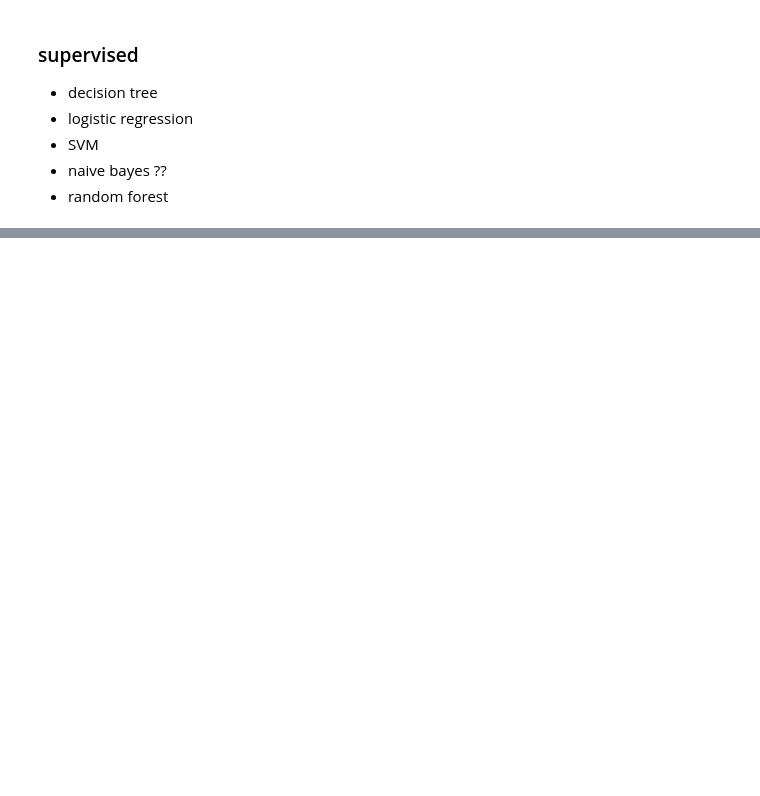
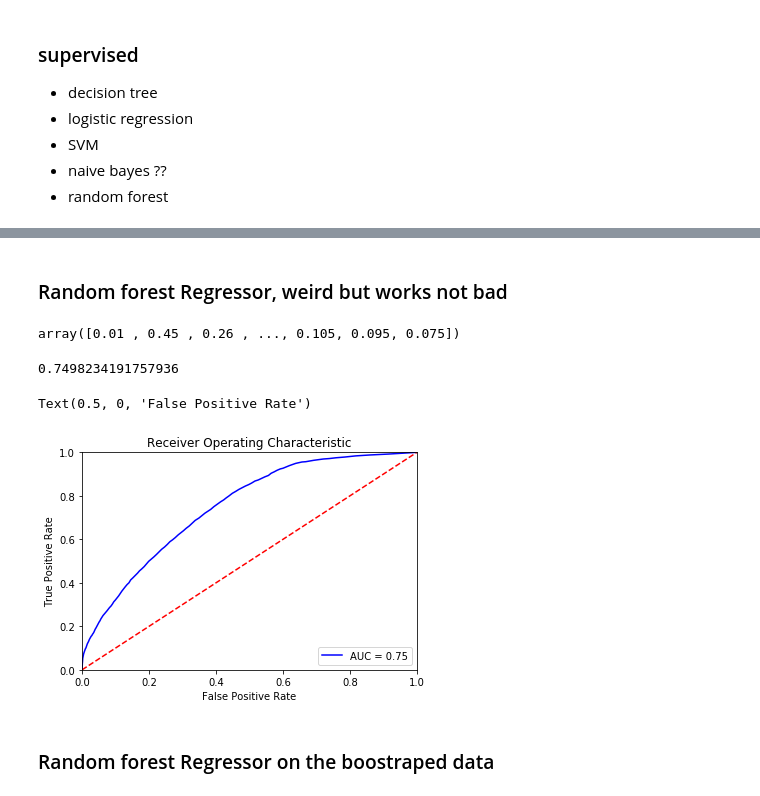
Before and after one commit to vpl19/ML_HDA_project, a Jupyter notebook: ML_Notebbok2.ipynb, the cells around one changed output, grey strips where cells are left out. Drawn from its saved outputs; the diff is of its cells as text; code cells hidden in the pictures; blank space fills up the shorter version.

```diff
--- a/ML_Notebbok2.ipynb
+++ b/ML_Notebbok2.ipynb
@@ -473,0 +474,40 @@ plt.show()
+# %% [markdown]
+### Random forest Regressor, weird but works not bad
+# %%
+# Model number 1: random forest on the non bootstrap data
+
+# Import the model we are using
+from sklearn.ensemble import RandomForestRegressor
+# Instantiate model with 50 decision trees
+rf = RandomForestRegressor(n_estimators = 200, random_state = 42)
+# Train the model on training data
+rf.fit(X_train, y_train);
+# %%
+predictions = rf.predict(X_test)
+# %%
+predictions
+# %% [output]
+array([0.01 , 0.45 , 0.26 , ..., 0.105, 0.095, 0.075])
+# %%
+from sklearn.metrics import roc_curve
+#y_test= '1' <= y_test
+
+fpr, tpr, threshold = roc_curve(y_test, predictions)
+from sklearn.metrics import auc
+roc_auc = auc(fpr, tpr)
+print(roc_auc)
+
+plt.title('Receiver Operating Characteristic')
+plt.plot(fpr, tpr, 'b', label = 'AUC = %0.2f' % roc_auc)
+plt.legend(loc = 'lower right')
+plt.plot([0, 1], [0, 1],'r--')
+plt.xlim([0, 1])
+plt.ylim([0, 1])
+plt.ylabel('True Positive Rate')
+plt.xlabel('False Positive Rate')
+# %% [output]
+0.7498234191757936
+Text(0.5, 0, 'False Positive Rate')
+[figure, added]
+# %% [markdown]
+### Random forest Regressor  on the boostraped data
```
Also changed, not shown: parts of 46 cells of this notebook.
